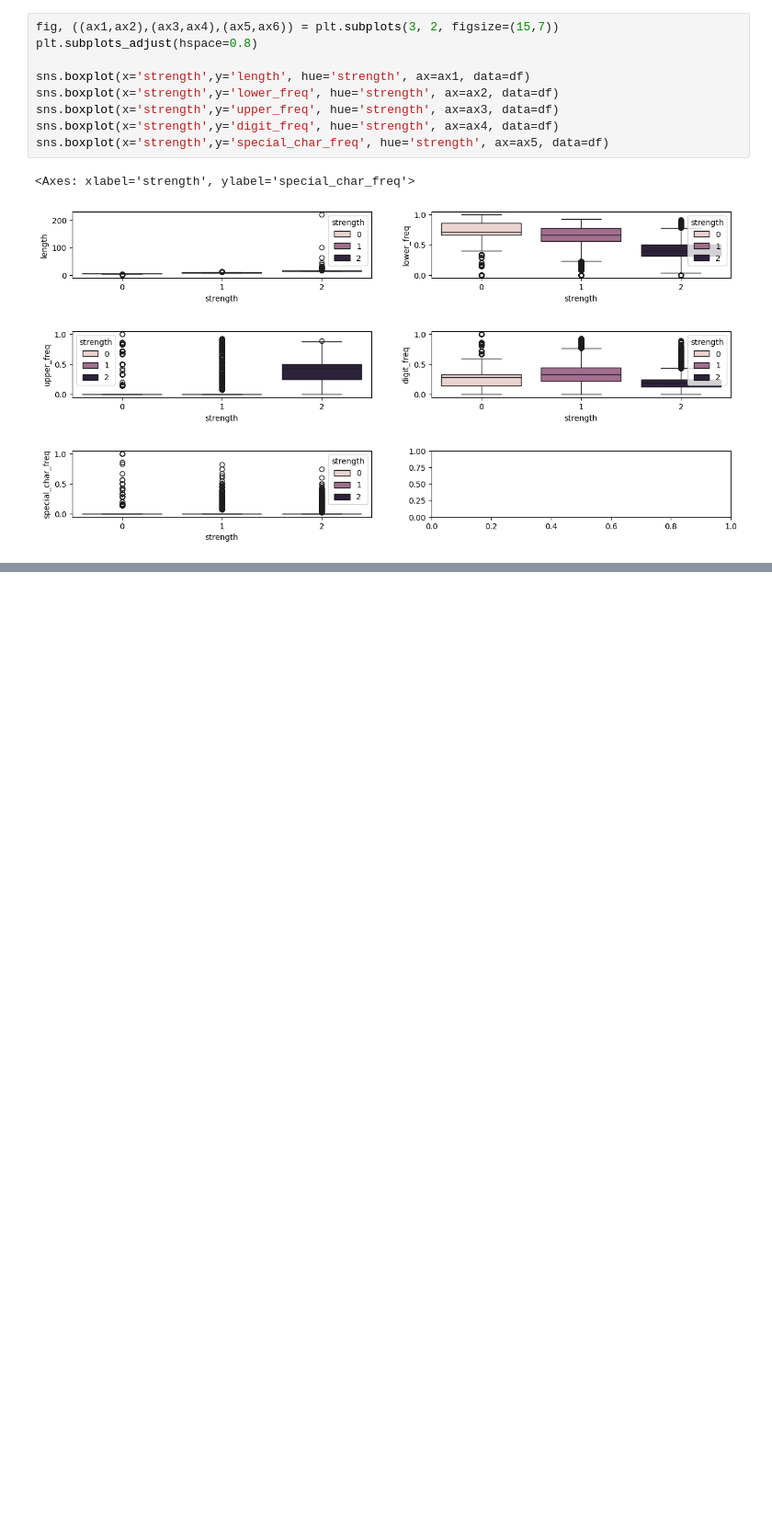
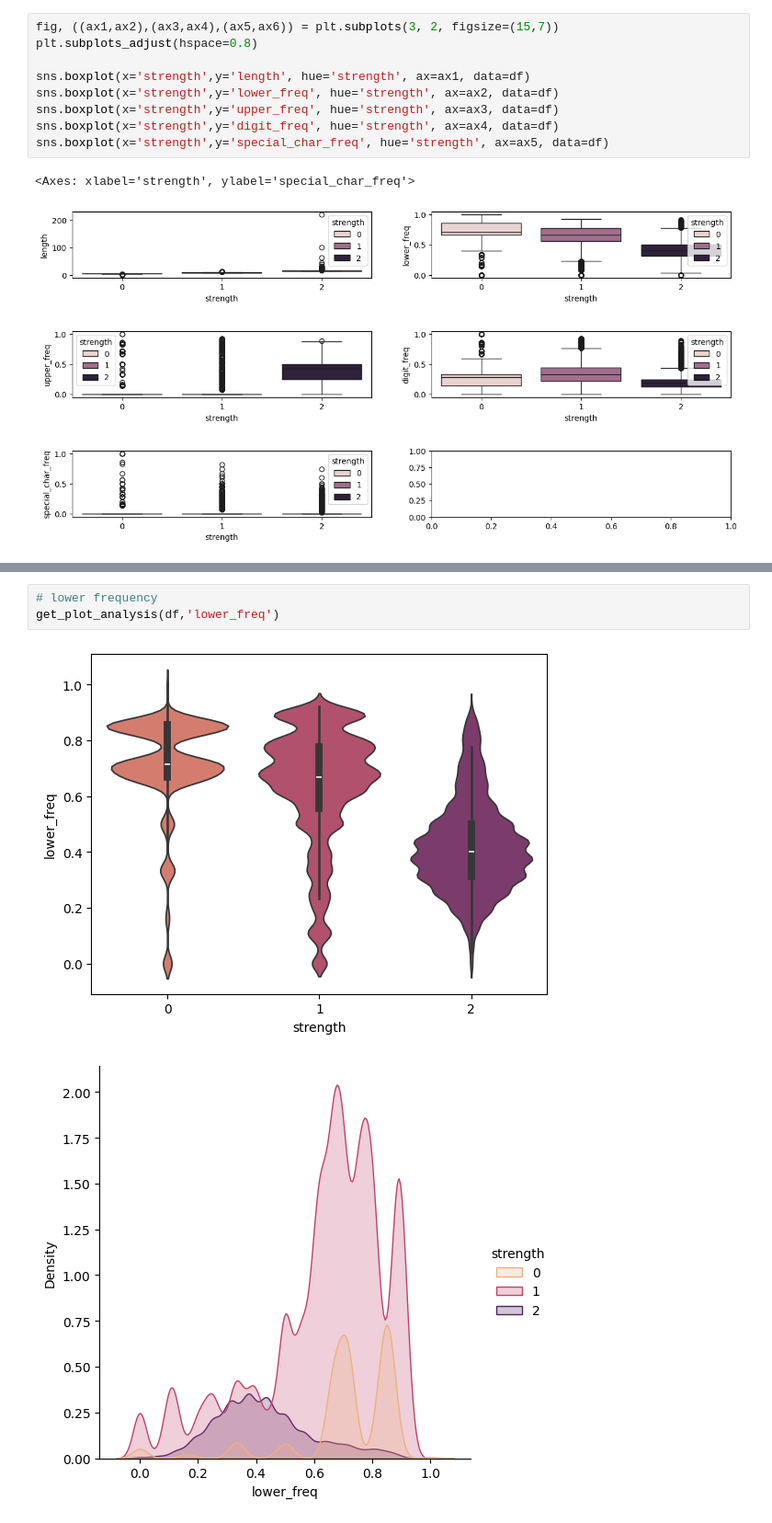
Before and after one commit to MauriPT/predict-pwd-strenght-npl, a Jupyter notebook: main.ipynb, the cells around one changed output, grey strips where cells are left out. Shown at 92% size. Cells and saved outputs as stored; diff of their text form; blank space fills up the shorter version.

```diff
--- a/main.ipynb
+++ b/main.ipynb
@@ -172,0 +204,6 @@ sns.boxplot(x='strength',y='special_char_freq', hue='strength', ax=ax5, data=df)
+# %%
+# lower frequency
+get_plot_analysis(df,'lower_freq')
+# %% [output]
+[figure, added]
+[figure, added]
```
Also changed, not shown: parts of 7 cells of this notebook.
